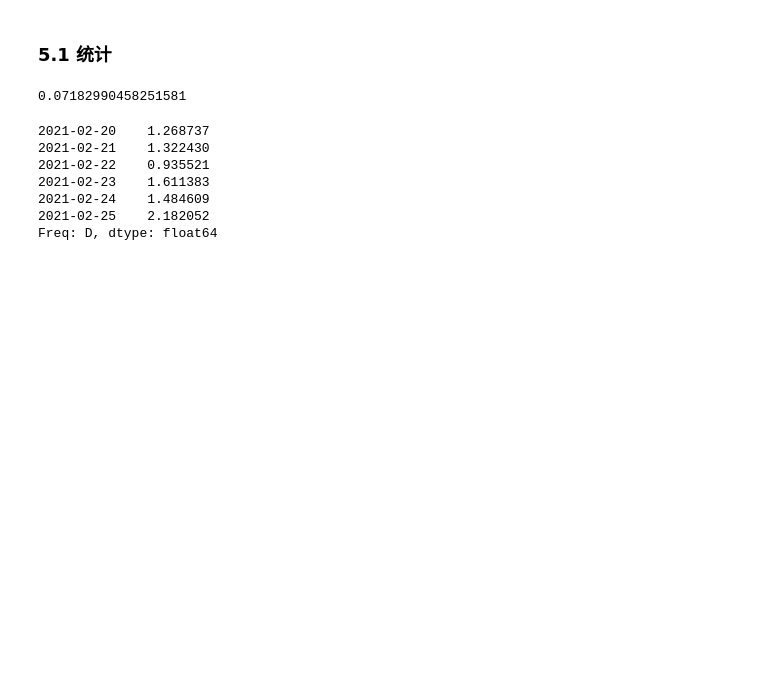
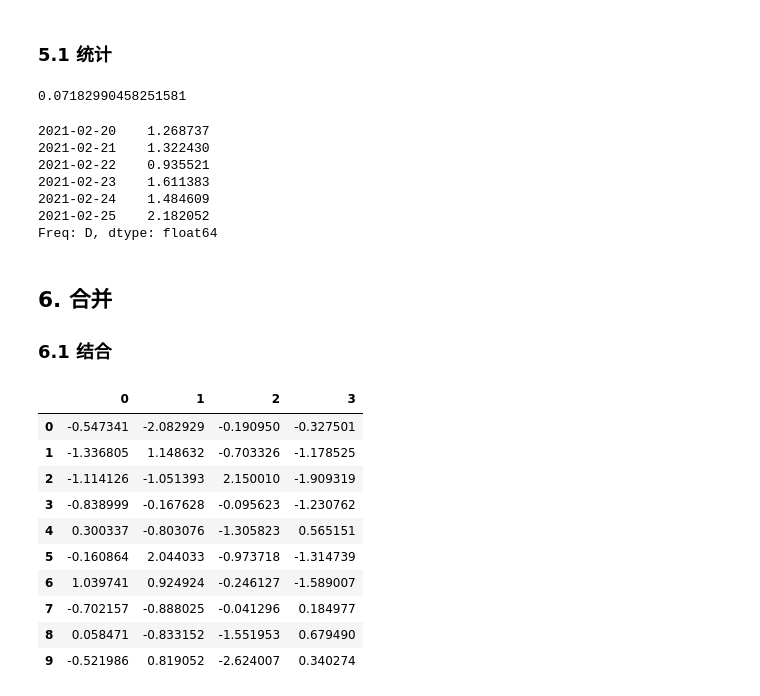
Before and after one commit to GuotongWu/2021study, a Jupyter notebook: ML/pandas.ipynb, the cells around one changed output. Cells and saved outputs as stored; diff of their text form; code cells hidden in the pictures; blank space fills up the shorter version.

```diff
--- a/ML/pandas.ipynb
+++ b/ML/pandas.ipynb
@@ -299,3 +288,21 @@ df.mean(1)
 2021-02-24    1.484609
 2021-02-25    2.182052
 Freq: D, dtype: float64
+# %% [markdown]
+## 6. 合并
+### 6.1 结合
+# %%
+df = pd.DataFrame(np.random.randn(10,4))
+df
+# %% [output]
+|  | 0 | 1 | 2 | 3 |
+| 0 | -0.547341 | -2.082929 | -0.190950 | -0.327501 |
+| 1 | -1.336805 | 1.148632 | -0.703326 | -1.178525 |
+| 2 | -1.114126 | -1.051393 | 2.150010 | -1.909319 |
+| 3 | -0.838999 | -0.167628 | -0.095623 | -1.230762 |
+| 4 | 0.300337 | -0.803076 | -1.305823 | 0.565151 |
+| 5 | -0.160864 | 2.044033 | -0.973718 | -1.314739 |
+| 6 | 1.039741 | 0.924924 | -0.246127 | -1.589007 |
+| 7 | -0.702157 | -0.888025 | -0.041296 | 0.184977 |
+| 8 | 0.058471 | -0.833152 | -1.551953 | 0.679490 |
+| 9 | -0.521986 | 0.819052 | -2.624007 | 0.340274 |
```
Also changed, not shown: parts of 30 cells of this notebook, 1 other file.
